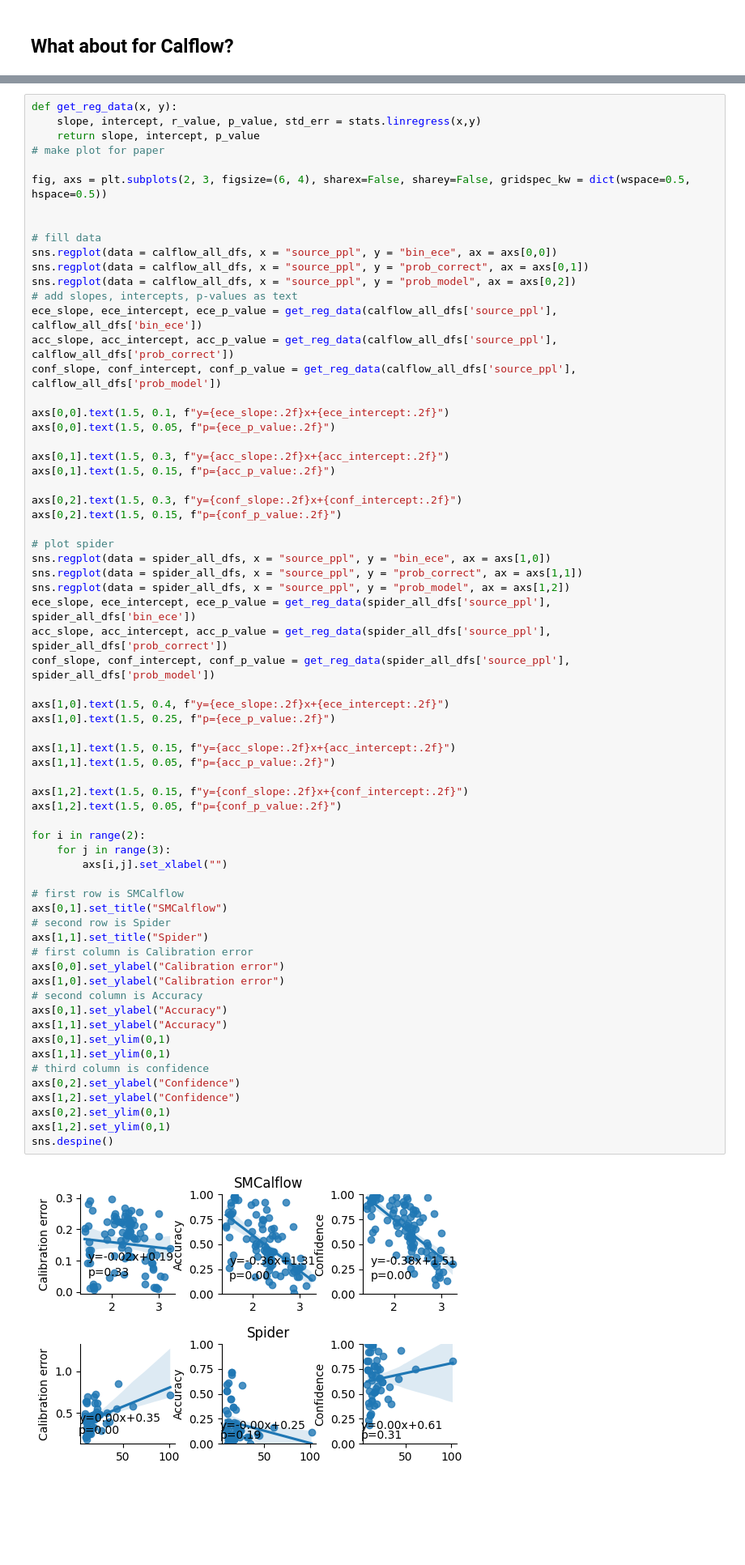
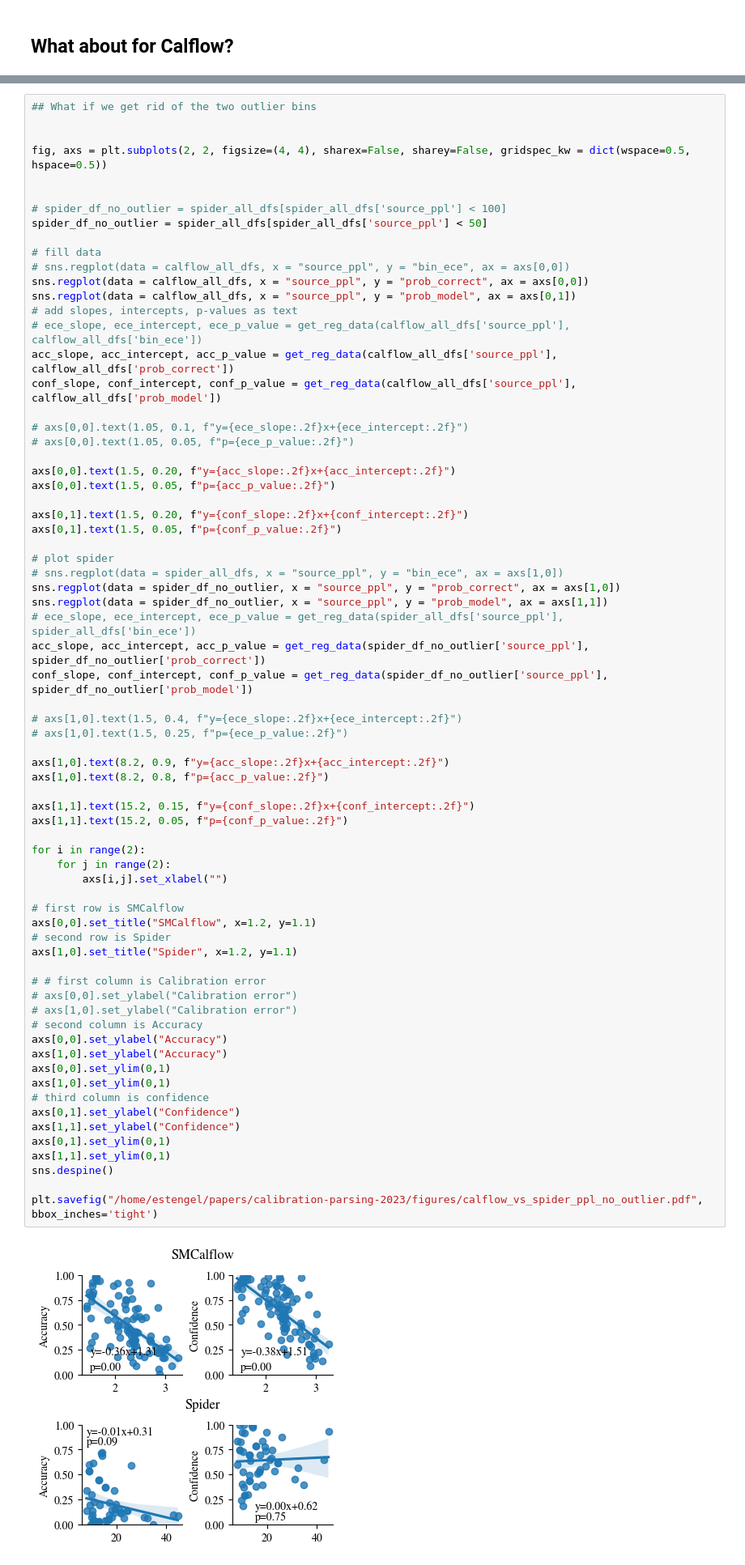
Before and after one commit to esteng/calibration_miso, a Jupyter notebook: analysis/calibration_sql_seq_ppl_plots.ipynb, the cells around one changed output, grey strips where cells are left out. Shown at 81% size. Saved outputs shown, nothing was run; the diff lists cells and outputs as text; blank space fills up the shorter version.

```diff
--- a/analysis/calibration_sql_seq_ppl_plots.ipynb
+++ b/analysis/calibration_sql_seq_ppl_plots.ipynb
@@ -574,68 +649,72 @@ bart-large source_p_value: 4.1949290492123665e-06
 # %%
-def get_reg_data(x, y):
-    slope, intercept, r_value, p_value, std_err = stats.linregress(x,y)
-    return slope, intercept, p_value
-# make plot for paper
-
-fig, axs = plt.subplots(2, 3, figsize=(6, 4), sharex=False, sharey=False, gridspec_kw = dict(wspace=0.5, hspace=0.5))
+## What if we get rid of the two outlier bins
 
 
+fig, axs = plt.subplots(2, 2, figsize=(4, 4), sharex=False, sharey=False, gridspec_kw = dict(wspace=0.5, hspace=0.5))
+
+
+# spider_df_no_outlier = spider_all_dfs[spider_all_dfs['source_ppl'] < 100]
+spider_df_no_outlier = spider_all_dfs[spider_all_dfs['source_ppl'] < 50]
+
 # fill data
-sns.regplot(data = calflow_all_dfs, x = "source_ppl", y = "bin_ece", ax = axs[0,0])
-sns.regplot(data = calflow_all_dfs, x = "source_ppl", y = "prob_correct", ax = axs[0,1])
-sns.regplot(data = calflow_all_dfs, x = "source_ppl", y = "prob_model", ax = axs[0,2])
+# sns.regplot(data = calflow_all_dfs, x = "source_ppl", y = "bin_ece", ax = axs[0,0])
+sns.regplot(data = calflow_all_dfs, x = "source_ppl", y = "prob_correct", ax = axs[0,0])
+sns.regplot(data = calflow_all_dfs, x = "source_ppl", y = "prob_model", ax = axs[0,1])
 # add slopes, intercepts, p-values as text
-ece_slope, ece_intercept, ece_p_value = get_reg_data(calflow_all_dfs['source_ppl'], calflow_all_dfs['bin_ece'])
+# ece_slope, ece_intercept, ece_p_value = get_reg_data(calflow_all_dfs['source_ppl'], calflow_all_dfs['bin_ece'])
 acc_slope, acc_intercept, acc_p_value = get_reg_data(calflow_all_dfs['source_ppl'], calflow_all_dfs['prob_correct'])
 conf_slope, conf_intercept, conf_p_value = get_reg_data(calflow_all_dfs['source_ppl'], calflow_all_dfs['prob_model'])
 
-axs[0,0].text(1.5, 0.1, f"y={ece_slope:.2f}x+{ece_intercept:.2f}")
-axs[0,0].text(1.5, 0.05, f"p={ece_p_value:.2f}")
+# axs[0,0].text(1.05, 0.1, f"y={ece_slope:.2f}x+{ece_intercept:.2f}")
+# axs[0,0].text(1.05, 0.05, f"p={ece_p_value:.2f}")
 
-axs[0,1].text(1.5, 0.3, f"y={acc_slope:.2f}x+{acc_intercept:.2f}")
-axs[0,1].text(1.5, 0.15, f"p={acc_p_value:.2f}")
+axs[0,0].text(1.5, 0.20, f"y={acc_slope:.2f}x+{acc_intercept:.2f}")
+axs[0,0].text(1.5, 0.05, f"p={acc_p_value:.2f}")
 
-axs[0,2].text(1.5, 0.3, f"y={conf_slope:.2f}x+{conf_intercept:.2f}")
-axs[0,2].text(1.5, 0.15, f"p={conf_p_value:.2f}")
+axs[0,1].text(1.5, 0.20, f"y={conf_slope:.2f}x+{conf_intercept:.2f}")
+axs[0,1].text(1.5, 0.05, f"p={conf_p_value:.2f}")
 
 # plot spider
-sns.regplot(data = spider_all_dfs, x = "source_ppl", y = "bin_ece", ax = axs[1,0])
-sns.regplot(data = spider_all_dfs, x = "source_ppl", y = "prob_correct", ax = axs[1,1])
-sns.regplot(data = spider_all_dfs, x = "source_ppl", y = "prob_model", ax = axs[1,2])
-ece_slope, ece_intercept, ece_p_value = get_reg_data(spider_all_dfs['source_ppl'], spider_all_dfs['bin_ece'])
-acc_slope, acc_intercept, acc_p_value = get_reg_data(spider_all_dfs['source_ppl'], spider_all_dfs['prob_correct'])
-conf_slope, conf_intercept, conf_p_value = get_reg_data(spider_all_dfs['source_ppl'], spider_all_dfs['prob_model'])
+# sns.regplot(data = spider_all_dfs, x = "source_ppl", y = "bin_ece", ax = axs[1,0])
+sns.regplot(data = spider_df_no_outlier, x = "source_ppl", y = "prob_correct", ax = axs[1,0])
+sns.regplot(data = spider_df_no_outlier, x = "source_ppl", y = "prob_model", ax = axs[1,1])
+# ece_slope, ece_intercept, ece_p_value = get_reg_data(spider_all_dfs['source_ppl'], spider_all_dfs['bin_ece'])
+acc_slope, acc_intercept, acc_p_value = get_reg_data(spider_df_no_outlier['source_ppl'], spider_df_no_outlier['prob_correct'])
+conf_slope, conf_intercept, conf_p_value = get_reg_data(spider_df_no_outlier['source_ppl'], spider_df_no_outlier['prob_model'])
 
-axs[1,0].text(1.5, 0.4, f"y={ece_slope:.2f}x+{ece_intercept:.2f}")
-axs[1,0].text(1.5, 0.25, f"p={ece_p_value:.2f}")
+# axs[1,0].text(1.5, 0.4, f"y={ece_slope:.2f}x+{ece_intercept:.2f}")
+# axs[1,0].text(1.5, 0.25, f"p={ece_p_value:.2f}")
 
-axs[1,1].text(1.5, 0.15, f"y={acc_slope:.2f}x+{acc_intercept:.2f}")
-axs[1,1].text(1.5, 0.05, f"p={acc_p_value:.2f}")
+axs[1,0].text(8.2, 0.9, f"y={acc_slope:.2f}x+{acc_intercept:.2f}")
+axs[1,0].text(8.2, 0.8, f"p={acc_p_value:.2f}")
 
-axs[1,2].text(1.5, 0.15, f"y={conf_slope:.2f}x+{conf_intercept:.2f}")
-axs[1,2].text(1.5, 0.05, f"p={conf_p_value:.2f}")
+axs[1,1].text(15.2, 0.15, f"y={conf_slope:.2f}x+{conf_intercept:.2f}")
+axs[1,1].text(15.2, 0.05, f"p={conf_p_value:.2f}")
 
 for i in range(2):
-    for j in range(3):
+    for j in range(2):
         axs[i,j].set_xlabel("")
 
 # first row is SMCalflow
-axs[0,1].set_title("SMCalflow")
+axs[0,0].set_title("SMCalflow", x=1.2, y=1.1)
 # second row is Spider
-axs[1,1].set_title("Spider")
-# first column is Calibration error
-axs[0,0].set_ylabel("Calibration error")
-axs[1,0].set_ylabel("Calibration error")
+axs[1,0].set_title("Spider", x=1.2, y=1.1)
+
+# # first column is Calibration error
+# axs[0,0].set_ylabel("Calibration error")
+# axs[1,0].set_ylabel("Calibration error")
 # second column is Accuracy
-axs[0,1].set_ylabel("Accuracy")
-axs[1,1].set_ylabel("Accuracy")
+axs[0,0].set_ylabel("Accuracy")
+axs[1,0].set_ylabel("Accuracy")
+axs[0,0].set_ylim(0,1)
+axs[1,0].set_ylim(0,1)
+# third column is confidence
+axs[0,1].set_ylabel("Confidence")
+axs[1,1].set_ylabel("Confidence")
 axs[0,1].set_ylim(0,1)
 axs[1,1].set_ylim(0,1)
-# third column is confidence
-axs[0,2].set_ylabel("Confidence")
-axs[1,2].set_ylabel("Confidence")
-axs[0,2].set_ylim(0,1)
-axs[1,2].set_ylim(0,1)
 sns.despine()
+
+plt.savefig("/home/estengel/papers/calibration-parsing-2023/figures/calflow_vs_spider_ppl_no_outlier.pdf", bbox_inches='tight')
 # %% [output]
-[figure, old version]
+[figure, new version]
```
Also changed, not shown: parts of 9 cells of this notebook, 3 other files.
